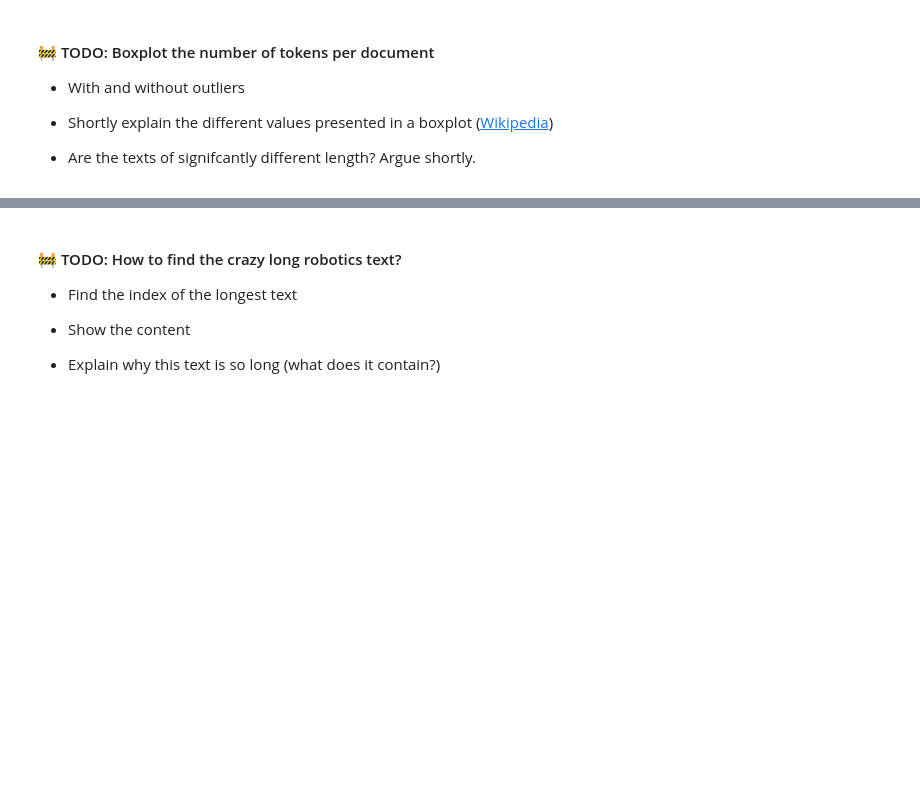
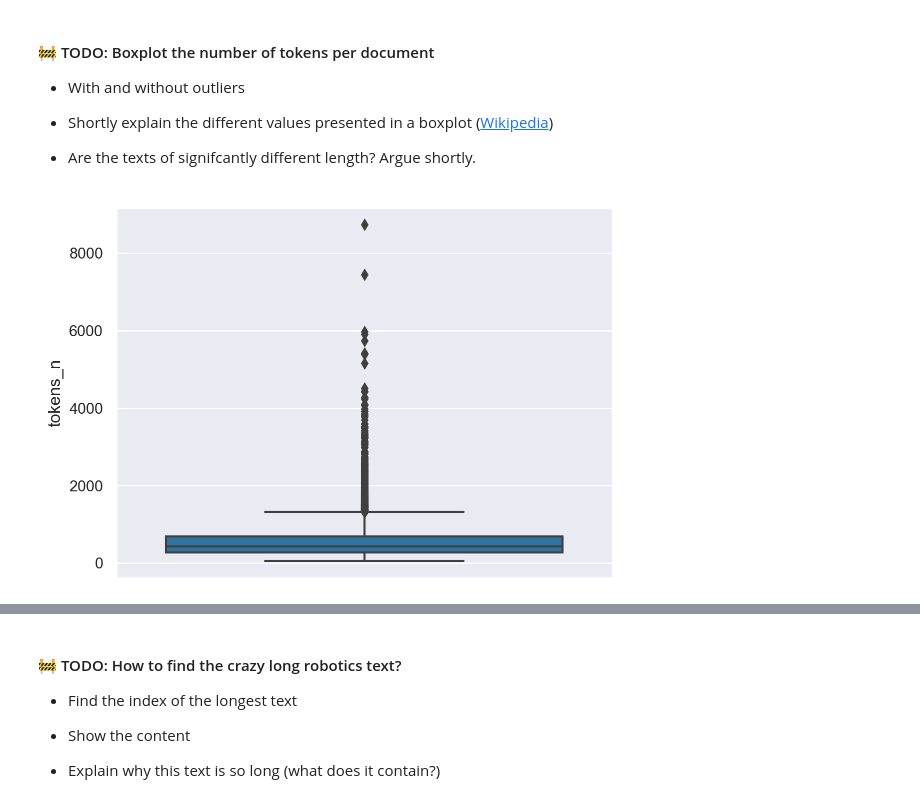
Before and after one commit to jlopetegui98/HandsOn-NLP, a Jupyter notebook: TP2/HoNLP-week2.ipynb, the cells around one changed output, grey strips where cells are left out. Cells and saved outputs as stored; diff of their text form; code cells hidden in the pictures; blank space fills up the shorter version.

```diff
--- a/TP2/HoNLP-week2.ipynb
+++ b/TP2/HoNLP-week2.ipynb
@@ -343,0 +381,10 @@ doc_df
+# %%
+# Careful: slow!
+
+doc_df["tokens_n"] = doc_df.text.progress_map(word_tokenize).map(len)
+# boxplot with seaborn
+sns.boxplot(y="tokens_n", data=doc_df)
+# plt.xticks(rotation=35)
+plt.show()
+# %% [output]
+[figure, added]
```
Also changed, not shown: parts of 29 cells of this notebook.
